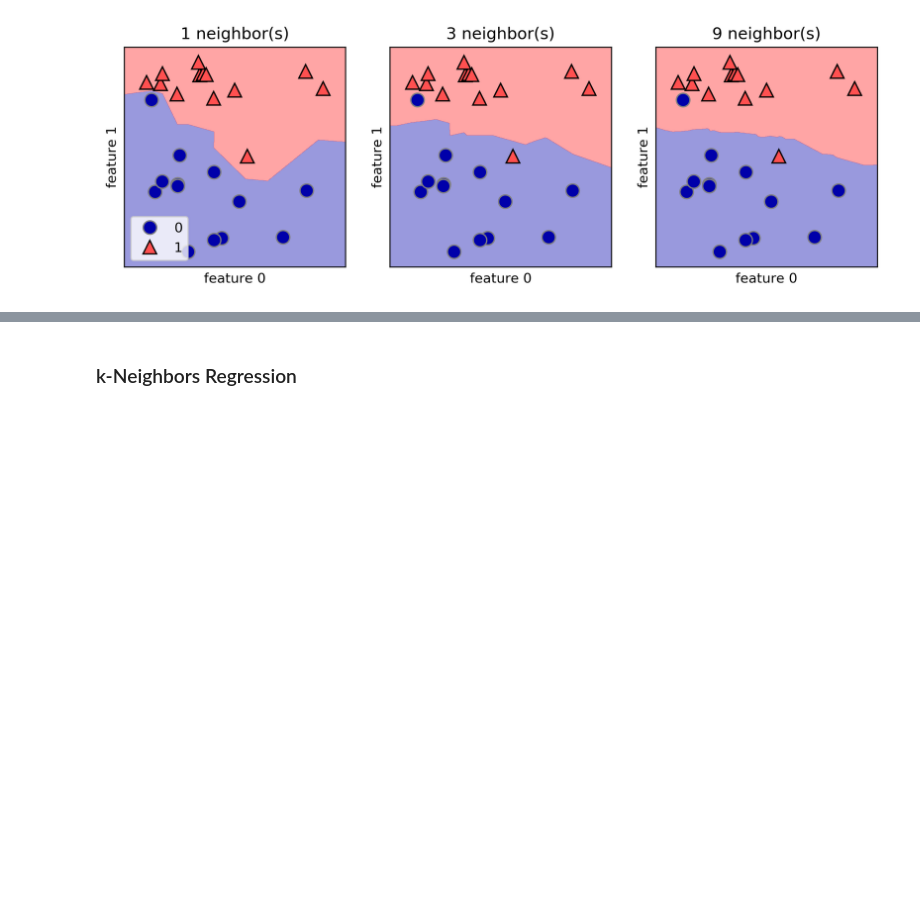
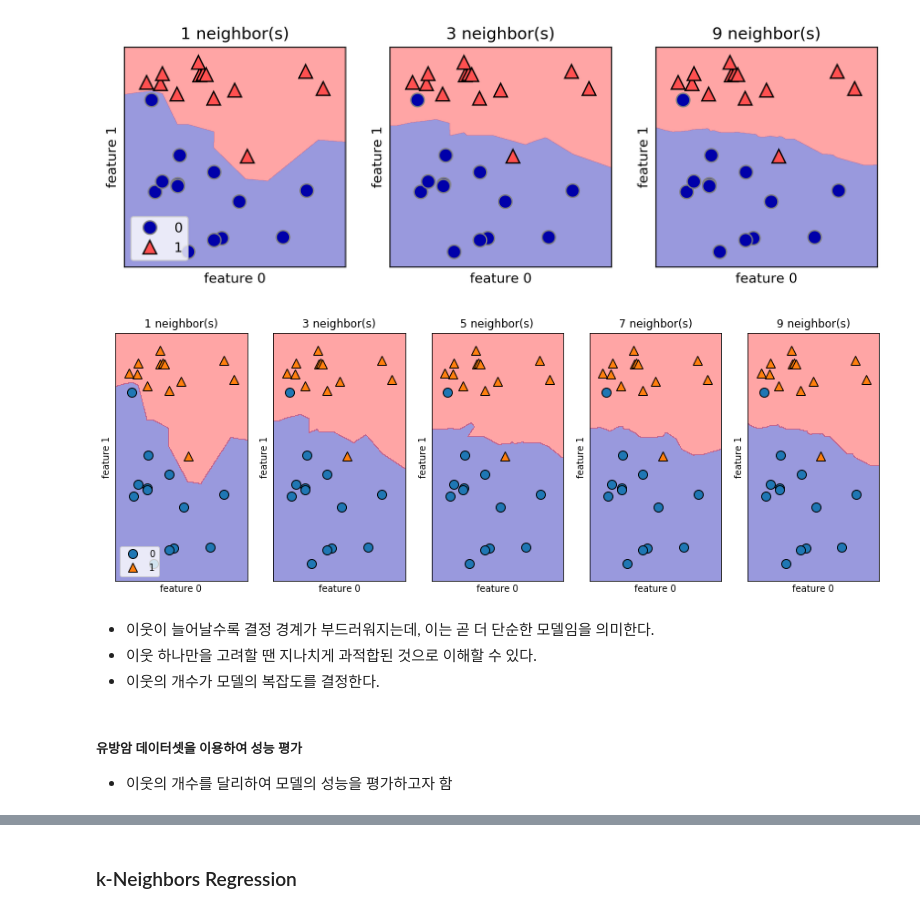
Before and after one commit to gwondohyung/data_science_2018, a Jupyter notebook: Chapter02/2.3.2.ipynb, the cells around one changed output, grey strips where cells are left out. Saved outputs shown, nothing was run; the diff lists cells and outputs as text; code cells hidden in the pictures; blank space fills up the shorter version.

```diff
--- a/Chapter02/2.3.2.ipynb
+++ b/Chapter02/2.3.2.ipynb
@@ -135,6 +150,29 @@ axes[0].legend(loc=3)
 plt.show()
 # %% [output]
 [figure]
+# %%
+fig, axes = plt.subplots(1, 5, figsize=(15, 5))
+
+for n_neighbors, ax in zip([1, 3, 5, 7, 9], axes):
+    # the fit method returns the object self, so we can instantiate
+    # and fit in one line:
+    clf = KNeighborsClassifier(n_neighbors=n_neighbors).fit(X, y)
+    mglearn.plots.plot_2d_separator(clf, X, fill=True, eps=0.5, ax=ax, alpha=.4)
+    mglearn.discrete_scatter(X[:, 0], X[:, 1], y, ax=ax)
+    ax.set_title("{} neighbor(s)".format(n_neighbors))
+    ax.set_xlabel("feature 0")
+    ax.set_ylabel("feature 1")
+axes[0].legend(loc=3)
+plt.show()
+# %% [output]
+[figure, added]
+# %% [markdown]
+- 이웃이 늘어날수록 결정 경계가 부드러워지는데, 이는 곧 더 단순한 모델임을 의미한다.
+- 이웃 하나만을 고려할 땐 지나치게 과적합된 것으로 이해할 수 있다.
+- 이웃의 개수가 모델의 복잡도를 결정한다.
+# %% [markdown]
+##### 유방암 데이터셋을 이용하여 성능 평가
+- 이웃의 개수를 달리하여 모델의 성능을 평가하고자 함
 # %%
 from sklearn.datasets import load_breast_cancer
 
```
Also changed, not shown: parts of 4 cells of this notebook.
